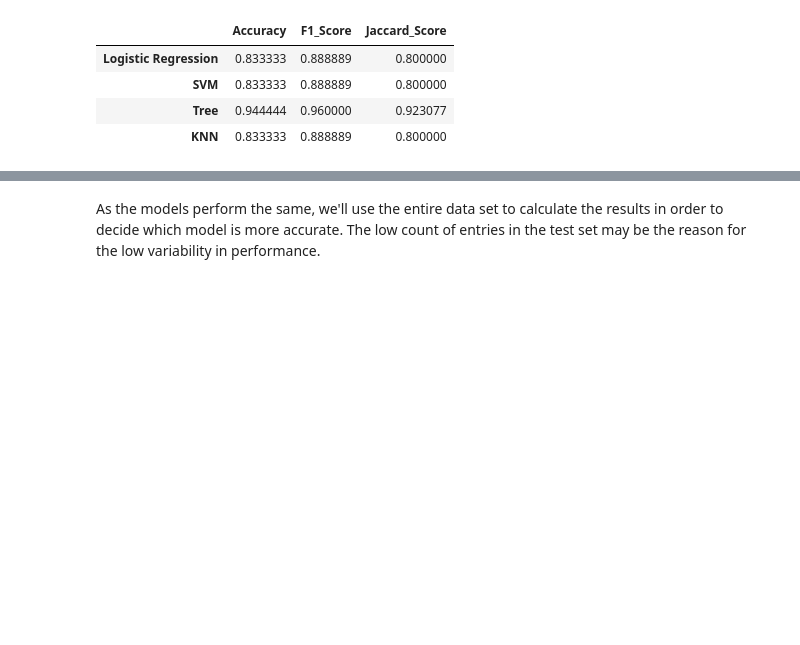
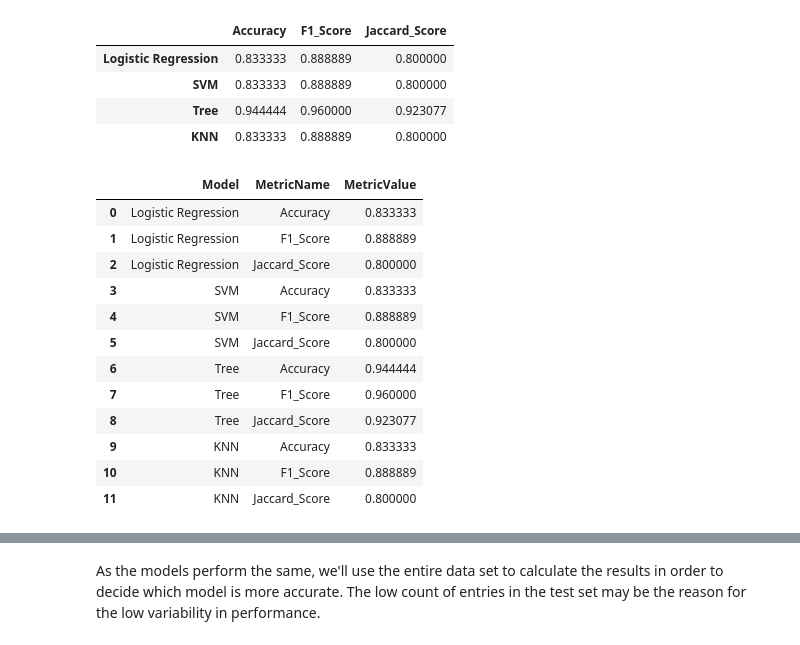
Before and after one commit to stas-shavlev/IBM-Applied-Data-Science-Capstone, a Jupyter notebook: 7-SpaceX_Machine Learning Prediction_Part_5.ipynb, the cells around one changed output, grey strips where cells are left out. Cells and saved outputs as stored; diff of their text form; code cells hidden in the pictures; blank space fills up the shorter version.

```diff
--- a/7-SpaceX_Machine Learning Prediction_Part_5.ipynb
+++ b/7-SpaceX_Machine Learning Prediction_Part_5.ipynb
@@ -372,3 +380,20 @@ scores
 | SVM | 0.833333 | 0.888889 | 0.800000 |
 | Tree | 0.944444 | 0.960000 | 0.923077 |
 | KNN | 0.833333 | 0.888889 | 0.800000 |
+# %%
+
+plot_data
+# %% [output]
+|  | Model | MetricName | MetricValue |
+| 0 | Logistic Regression | Accuracy | 0.833333 |
+| 1 | Logistic Regression | F1_Score | 0.888889 |
+| 2 | Logistic Regression | Jaccard_Score | 0.800000 |
+| 3 | SVM | Accuracy | 0.833333 |
+| 4 | SVM | F1_Score | 0.888889 |
+| 5 | SVM | Jaccard_Score | 0.800000 |
+| 6 | Tree | Accuracy | 0.944444 |
+| 7 | Tree | F1_Score | 0.960000 |
+| 8 | Tree | Jaccard_Score | 0.923077 |
+| 9 | KNN | Accuracy | 0.833333 |
+| 10 | KNN | F1_Score | 0.888889 |
+| 11 | KNN | Jaccard_Score | 0.800000 |
```
Also changed, not shown: parts of 3 cells of this notebook.
